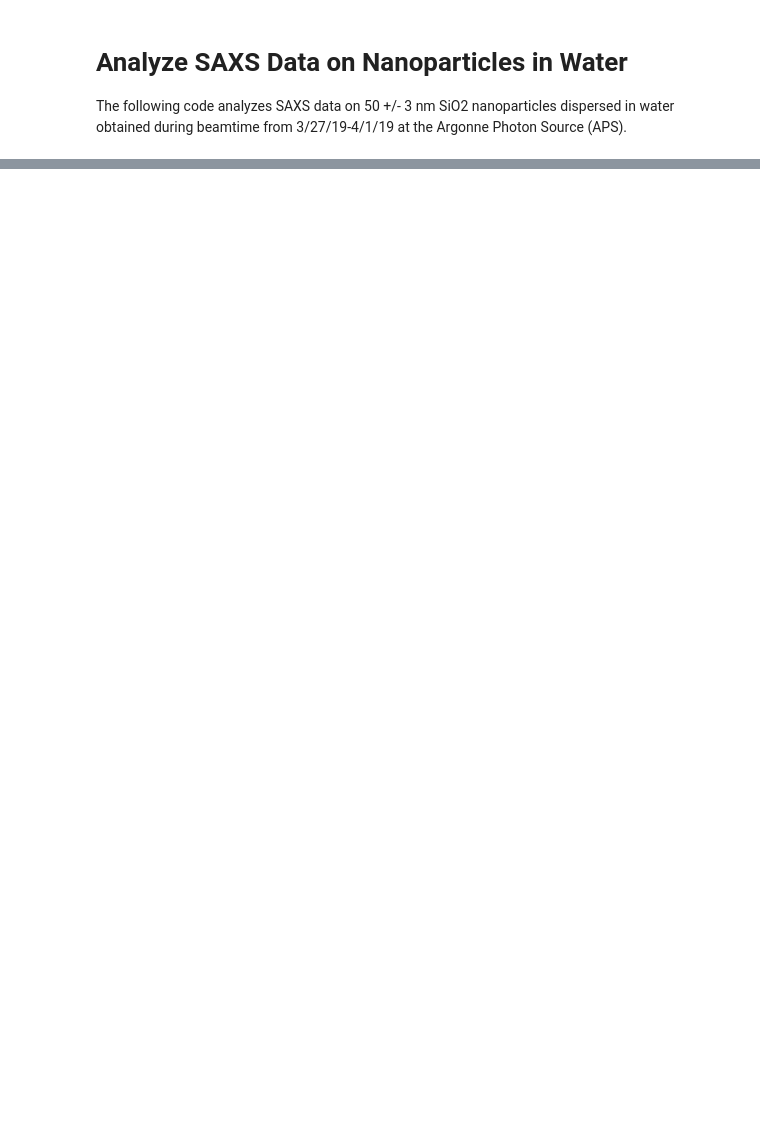
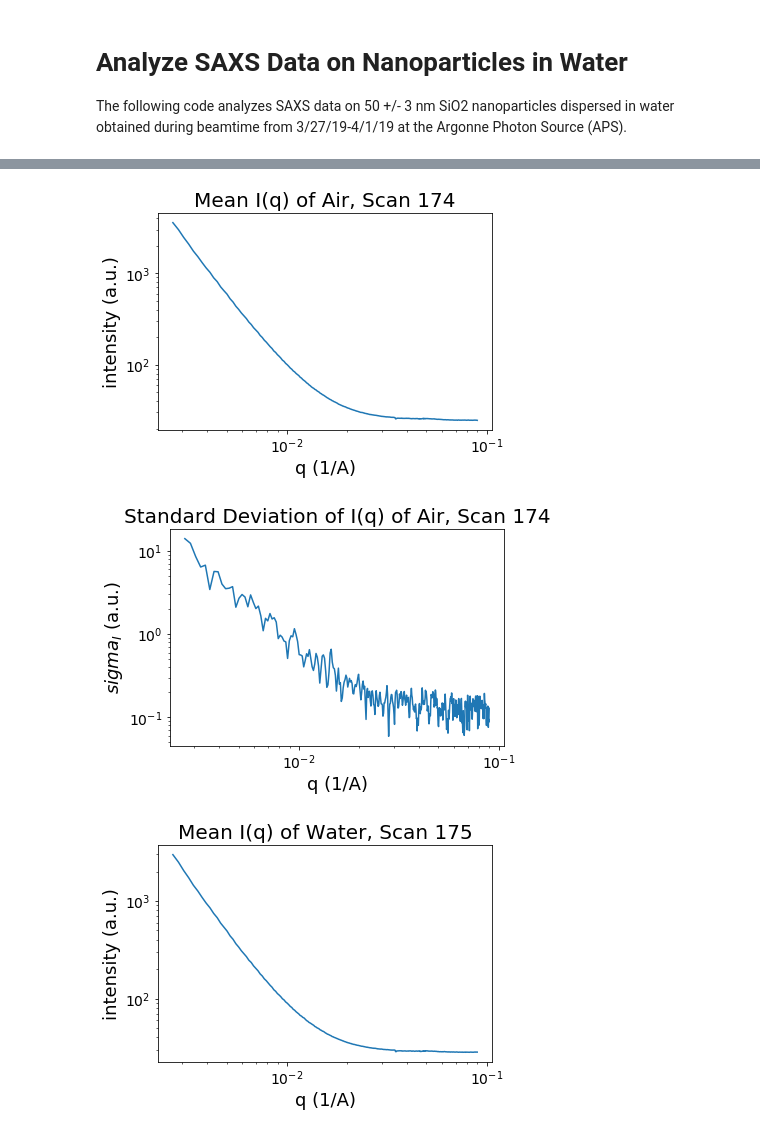
Before and after one commit to andylitalo/xray-analysis, a Jupyter notebook: flow_bkgd_characterization.ipynb, the cells around one changed output, grey strips where cells are left out. Saved outputs shown, nothing was run; the diff lists cells and outputs as text; code cells hidden in the pictures; blank space fills up the shorter version.

```diff
--- a/flow_bkgd_characterization.ipynb
+++ b/flow_bkgd_characterization.ipynb
@@ -55,0 +72,20 @@ for i in range(len(file_list_by_scan)):
+# %%
+# Average and standard deviation of background signal of air
+for scan in air_scan_list:
+    air_file_list = saxs.get_scan_filenames(scan, file_list)
+    air_mean, air_std, q = saxs.compute_stats(air_file_list, averaged_coord, phi_lim=phi_lim, r_lim=r_lim)
+    saxsplot.plot([q], [air_mean], title='Mean I(q) of Air, Scan {scan}'.format(scan=scan))
+    saxsplot.plot([q], [air_std], title='Standard Deviation of I(q) of Air, Scan {scan}'.format(scan=scan),
+                 y_label=r'$\sigma_I$ (a.u.)')
+
+# Average and standard deviation of background signals of water
+for scan in water_scan_list:
+    water_file_list = saxs.get_scan_filenames(scan, file_list)
+    water_mean, water_std, q = saxs.compute_stats(water_file_list, averaged_coord, phi_lim=phi_lim, r_lim=r_lim)
+    saxsplot.plot([q], [water_mean], title='Mean I(q) of Water, Scan {scan}'.format(scan=scan))
+    saxsplot.plot([q], [water_std], title='Standard Deviation of I(q) of Water, Scan {scan}'.format(scan=scan),
+                 y_label=r'$\sigma_I$ (a.u.)')
+# %% [output]
+[figure, added]
+[figure, added]
+[figure, added]
```
Also changed, not shown: parts of 9 cells of this notebook, 4 other files.
